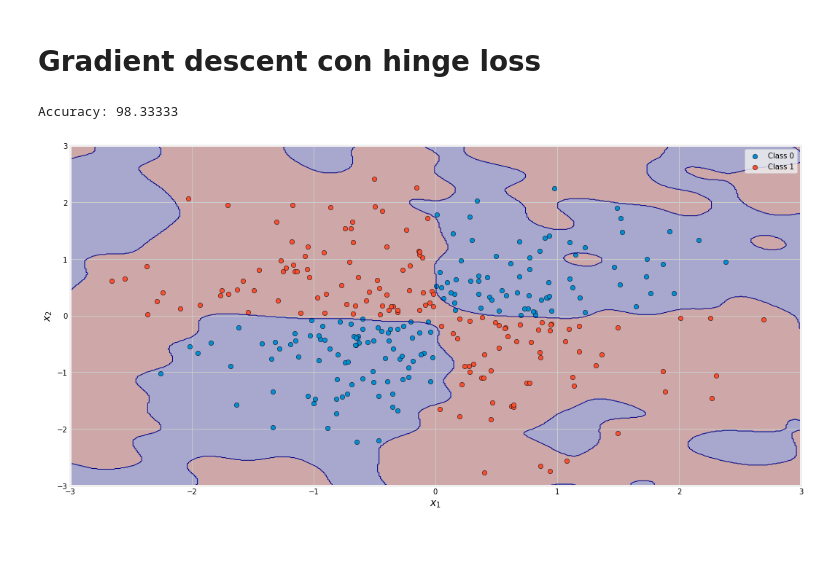
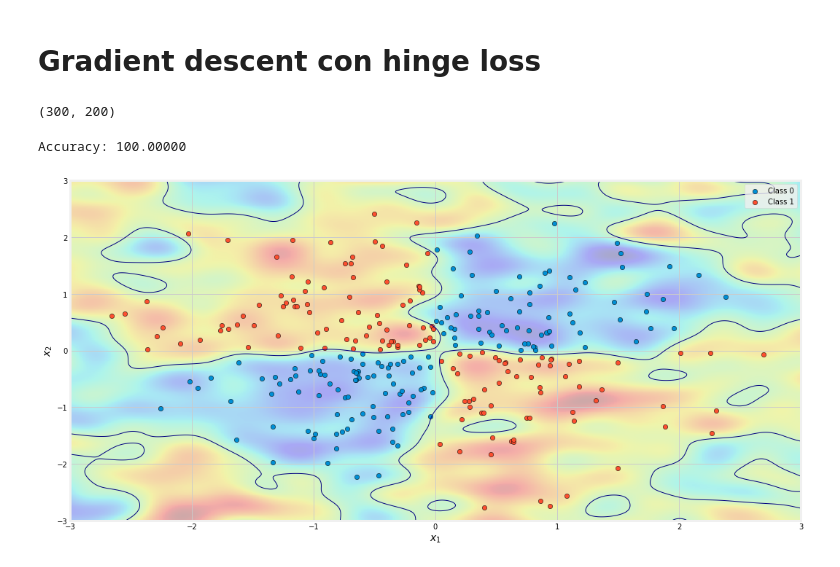
Before and after one commit to tvml/ml1920, a Jupyter notebook: codici/svm_xor.ipynb, the cells around one changed output. Saved outputs shown, nothing was run; the diff lists cells and outputs as text; code cells hidden in the pictures.

```diff
--- a/codici/svm_xor.ipynb
+++ b/codici/svm_xor.ipynb
@@ -103,38 +103,49 @@ print('Accuracy: {0:3.5f}'.format(np.sum(Y==clf.predict(X))/float(X.shape[0])*10
 Accuracy: 100.00000
 # %% [markdown]
 # Gradient descent con hinge loss
+# %%
+def phi(X,nc):
+    rbf_feature = RBFSampler(gamma=10, n_components=nc, random_state=1)
+    Z = rbf_feature.fit_transform(X)
+    return Z
 # %%
-rbf_feature = RBFSampler(gamma=10, random_state=1)
-X_features = rbf_feature.fit_transform(X)
-clf = SGDClassifier(max_iter=1000, penalty='l2', alpha=.001)
+nc =200
+X_features = phi(X, nc)
+clf = SGDClassifier(loss='hinge', penalty='l2', max_iter=1000, alpha=.001)
 clf = clf.fit(X_features, Y)
+# %%
+X_features.shape
+# %% [output]
+(300, 200)
 # %%
 print('Accuracy: {0:3.5f}'.format(np.sum(Y==clf.predict(X_features))/float(X_features.shape[0])*100))
 # %% [output]
-Accuracy: 98.33333
+Accuracy: 100.00000
+# %%
+X_grid = np.c_[xx.ravel(), yy.ravel()]
+X_grid_features = phi(X_grid,nc)
+Z = clf.decision_function(X_grid_features)
+Z = Z.reshape(xx.shape)
 # %%
-Z = clf.predict(rbf_feature.fit_transform(np.c_[xx.ravel(), yy.ravel()]))
-Z = Z.reshape(xx.shape)
-
 fig = plt.figure()
 fig.patch.set_facecolor('white')
 ax = fig.gca()
 imshow_handle = plt.imshow(Z, interpolation='nearest',
            extent=(xx.min(), xx.max(), yy.min(), yy.max()), aspect='auto',
            origin='lower', alpha=.3)
 contours = plt.contour(xx, yy, Z, levels=[0], linewidths=1,
                        linetypes='--')
 for i in range(2):
     idx = np.where(Y == i)
     plt.scatter(X[idx, 0], X[idx, 1], c=colors[i], edgecolors='k', s=40,
                 label='Class {0:d}'.format(i),cmap=cmap)
 plt.xlabel('$x_1$', fontsize=14)
 plt.ylabel('$x_2$', fontsize=14)
 plt.xticks(fontsize=10)
 plt.yticks(fontsize=10)
 plt.xlim(-3, 3)
 plt.ylim(-3, 3)
 plt.legend()
 plt.show()
 # %% [output]
-[figure, old version]
+[figure, new version]
```
Also changed, not shown: parts of 2 cells of this notebook, 2 other files.
